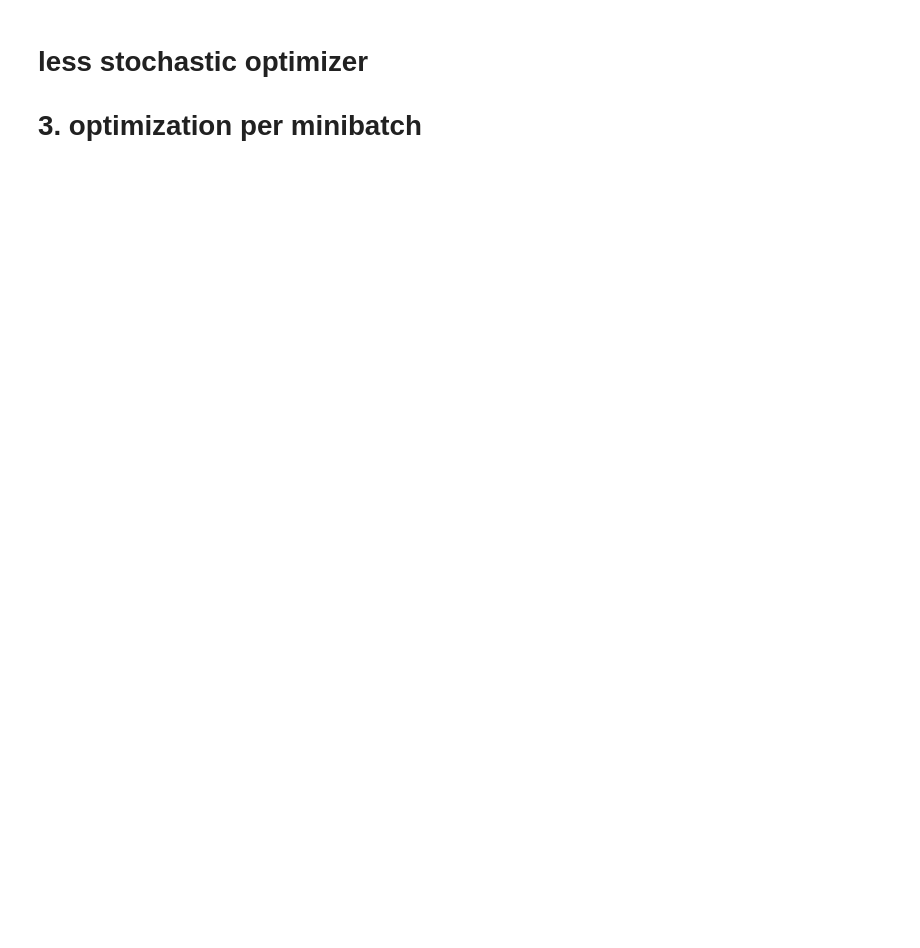
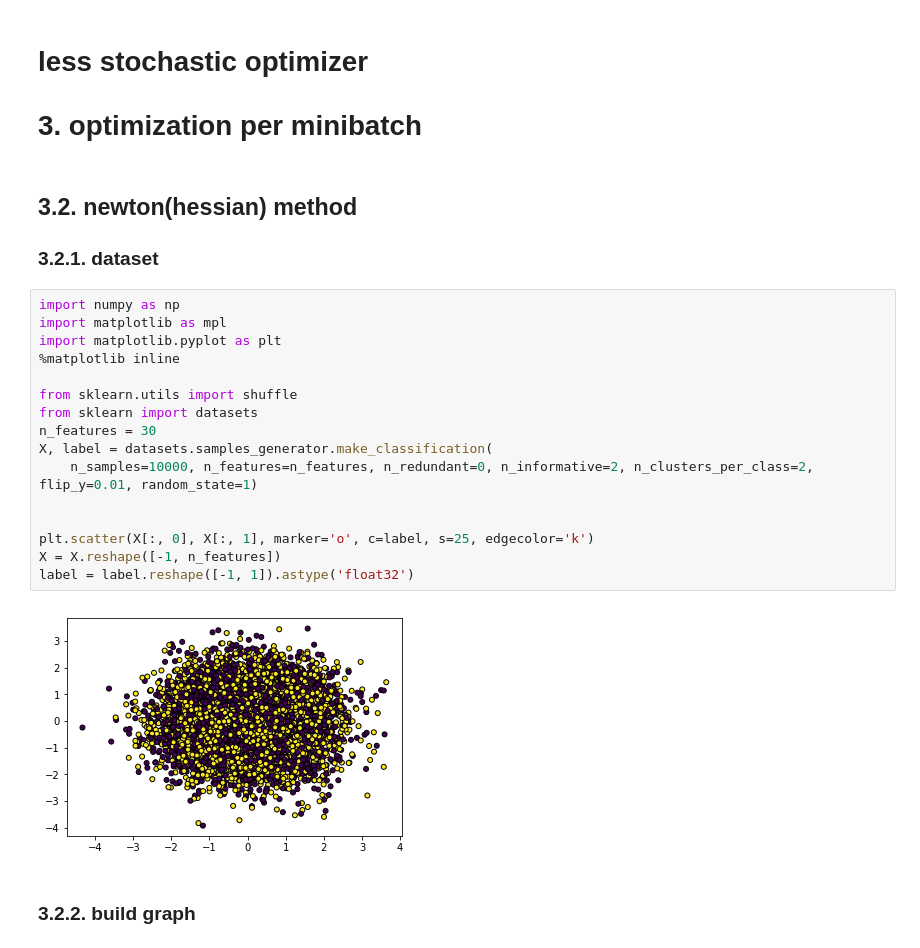
Before and after one commit to wbaek/research, a Jupyter notebook: notebooks/less_stochastic_optimizer/3.2 newton(hessian) method.ipynb, the cells around one changed output. Cells and saved outputs as stored; diff of their text form; blank space fills up the shorter version.

Commit message:
add newthon method (\w implement function for computing highorder rank hessian metrix)

```diff
--- a/notebooks/less_stochastic_optimizer/3.2 newton(hessian) method.ipynb
+++ b/notebooks/less_stochastic_optimizer/3.2 newton(hessian) method.ipynb
@@ -3,3 +3,27 @@
 
 
 # 3. optimization per minibatch
+# %% [markdown]
+## 3.2. newton(hessian) method
+
+### 3.2.1. dataset
+# %%
+import numpy as np
+import matplotlib as mpl
+import matplotlib.pyplot as plt
+%matplotlib inline
+
+from sklearn.utils import shuffle
+from sklearn import datasets
+n_features = 30
+X, label = datasets.samples_generator.make_classification(
+    n_samples=10000, n_features=n_features, n_redundant=0, n_informative=2, n_clusters_per_class=2, flip_y=0.01, random_state=1)
+
+
+plt.scatter(X[:, 0], X[:, 1], marker='o', c=label, s=25, edgecolor='k')
+X = X.reshape([-1, n_features])
+label = label.reshape([-1, 1]).astype('float32')
+# %% [output]
+[figure, added]
+# %% [markdown]
+### 3.2.2. build graph
```
Also changed, not shown: parts of 15 cells of this notebook, 3 other files.
